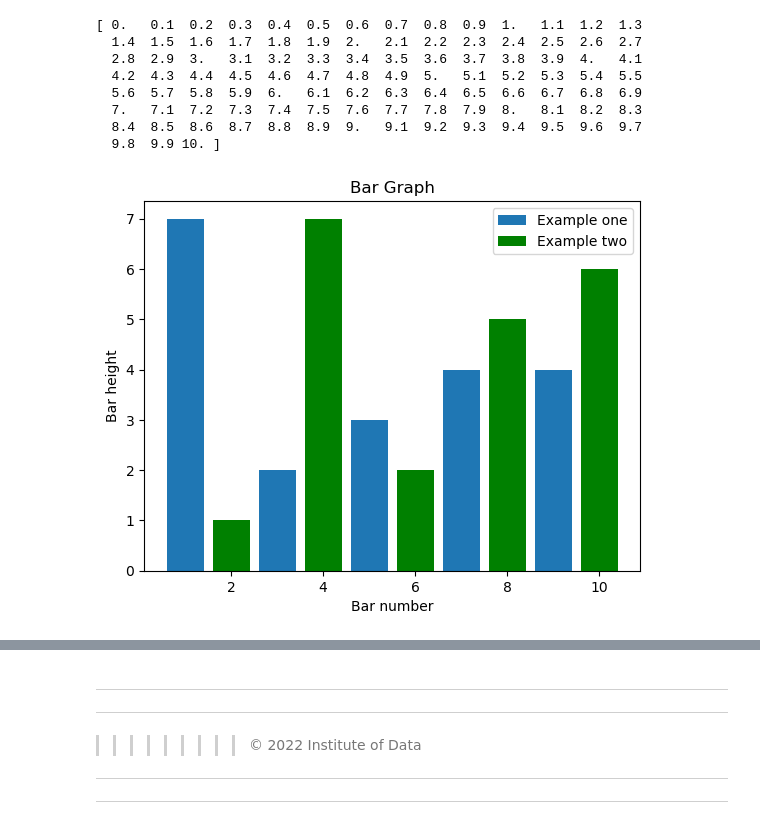
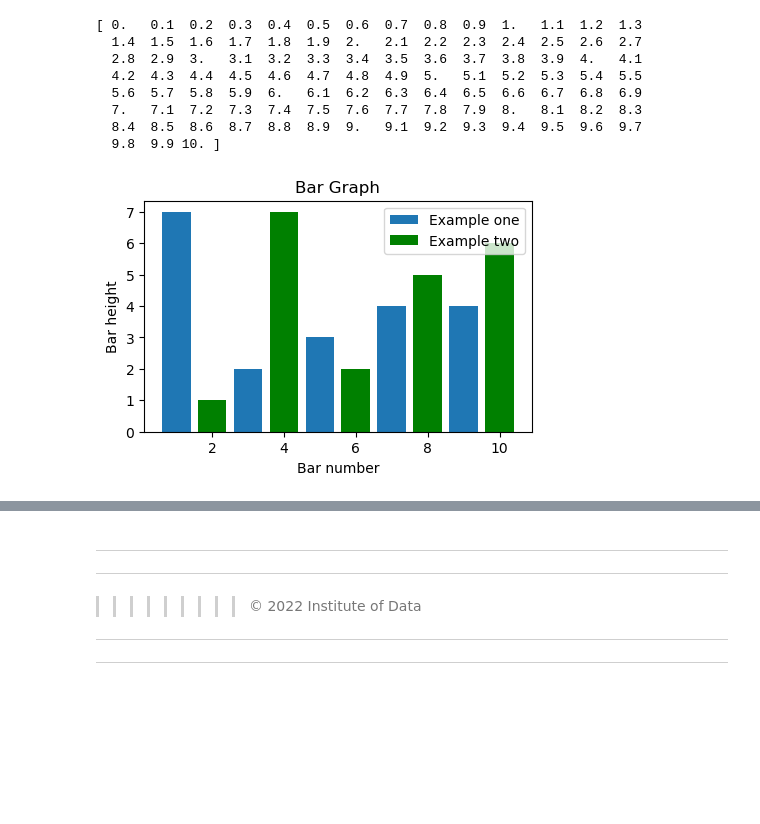
Before and after one commit to stolltho/iod_repo, a Jupyter notebook: Module 1/Labs_Intro to Python workshop/Python Course - Lab 2.ipynb, the cells around one changed output, grey strips where cells are left out. Drawn from its saved outputs; the diff is of its cells as text; code cells hidden in the pictures; blank space fills up the shorter version.

```diff
--- a/Module 1/Labs_Intro to Python workshop/Python Course - Lab 2.ipynb
+++ b/Module 1/Labs_Intro to Python workshop/Python Course - Lab 2.ipynb
@@ -53,23 +54,26 @@ print(x)
 # %%
 # Create two arrays of 5 arbitrary numbers
 np.random.seed(12)
 height_1 = np.random.randint(1, 10, 5)
 height_2 = np.random.randint(1, 10, 5)
 # Plot two bar charts using plt.bar and the arrays you've created above
 # Label them "Example one" and "example two"
+
 plt.bar([1,3,5,7,9], height_1, label="Example one")
 plt.bar([2,4,6,8,10], height_2, label="Example two", color='g')
 plt.legend()
 # Label x axis "Bar number"
 plt.xlabel('Bar number')
 # Label y axis "Bar height"
 plt.ylabel('Bar height')
 # Set title "Bar Graph"
 plt.title("Bar Graph")
+# Set figure size
+plt.rcParams["figure.figsize"] = (5,3)
 # Show the chart
 plt.show()
 # %% [output]
-[figure, old version]
+[figure, new version]
 # %%
 # Histogram Code
 # Create an array of a random normal distribution
```
Also changed, not shown: parts of 3 cells of this notebook, 5 other files.
